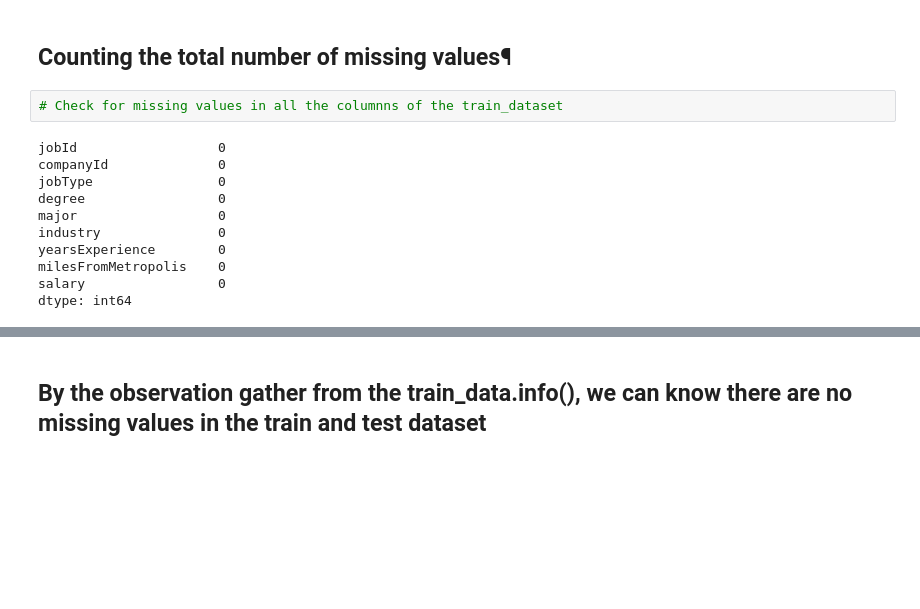
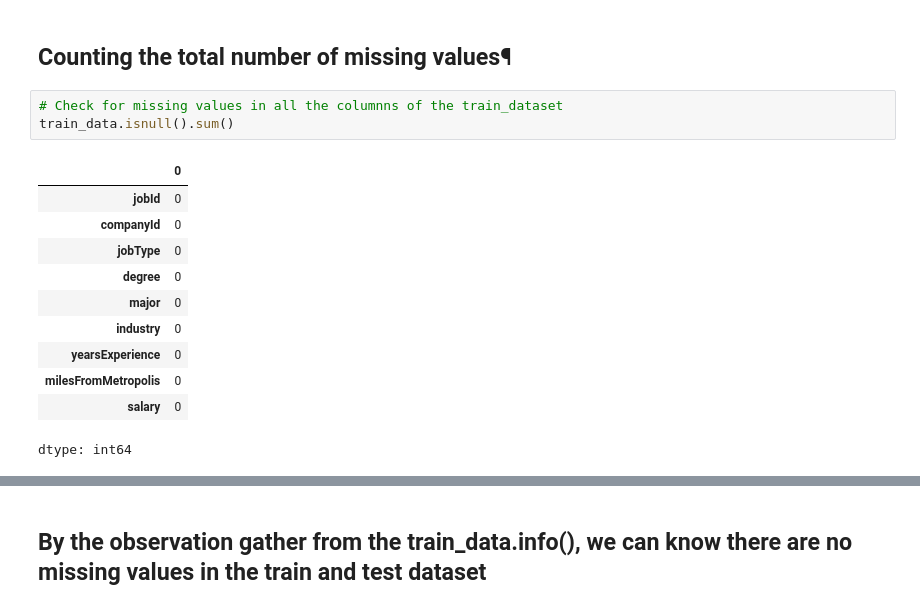
Before and after one commit to buvir/Projects_2025_Python_Study, a Jupyter notebook: Employee_attrition.ipynb, the cells around one changed output, grey strips where cells are left out. Drawn from its saved outputs; the diff is of its cells as text; blank space fills up the shorter version.

```diff
--- a/Employee_attrition.ipynb
+++ b/Employee_attrition.ipynb
@@ -217,16 +242,18 @@ milesFromMetropolis : 100
 ## Counting the total number of missing values¶
 # %%
 # Check for missing values in all the columnns of the train_dataset
+train_data.isnull().sum()
 # %% [output]
+|  | 0 |
+| jobId | 0 |
+| companyId | 0 |
+| jobType | 0 |
+| degree | 0 |
+| major | 0 |
+| industry | 0 |
+| yearsExperience | 0 |
+| milesFromMetropolis | 0 |
+| salary | 0 |
-jobId                  0
-companyId              0
-jobType                0
-degree                 0
-major                  0
-industry               0
-yearsExperience        0
-milesFromMetropolis    0
-salary                 0
 dtype: int64
 # %%
  # Check for missing values in all the columnns of the test_dataset
```
Also changed, not shown: parts of 31 cells of this notebook.
